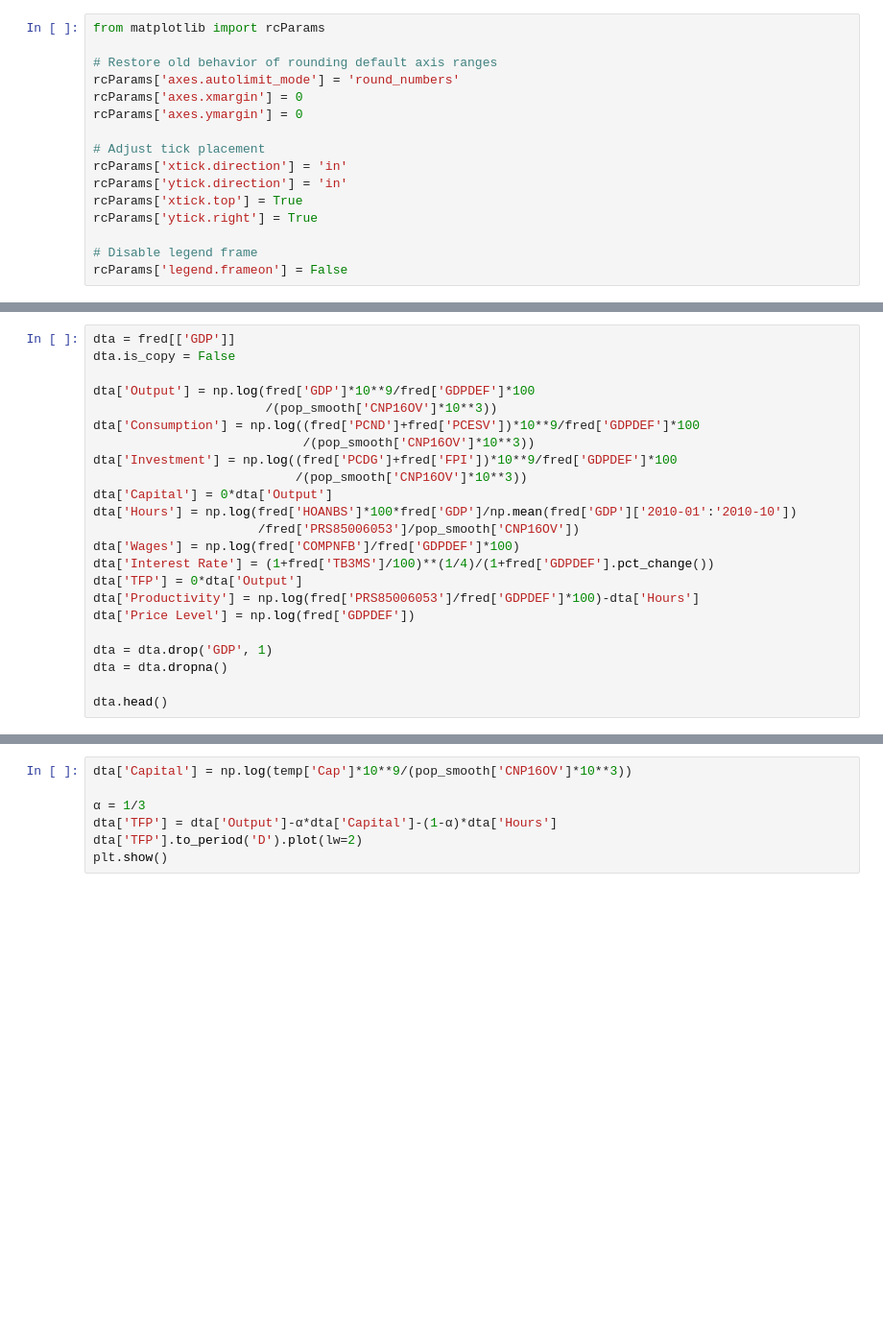
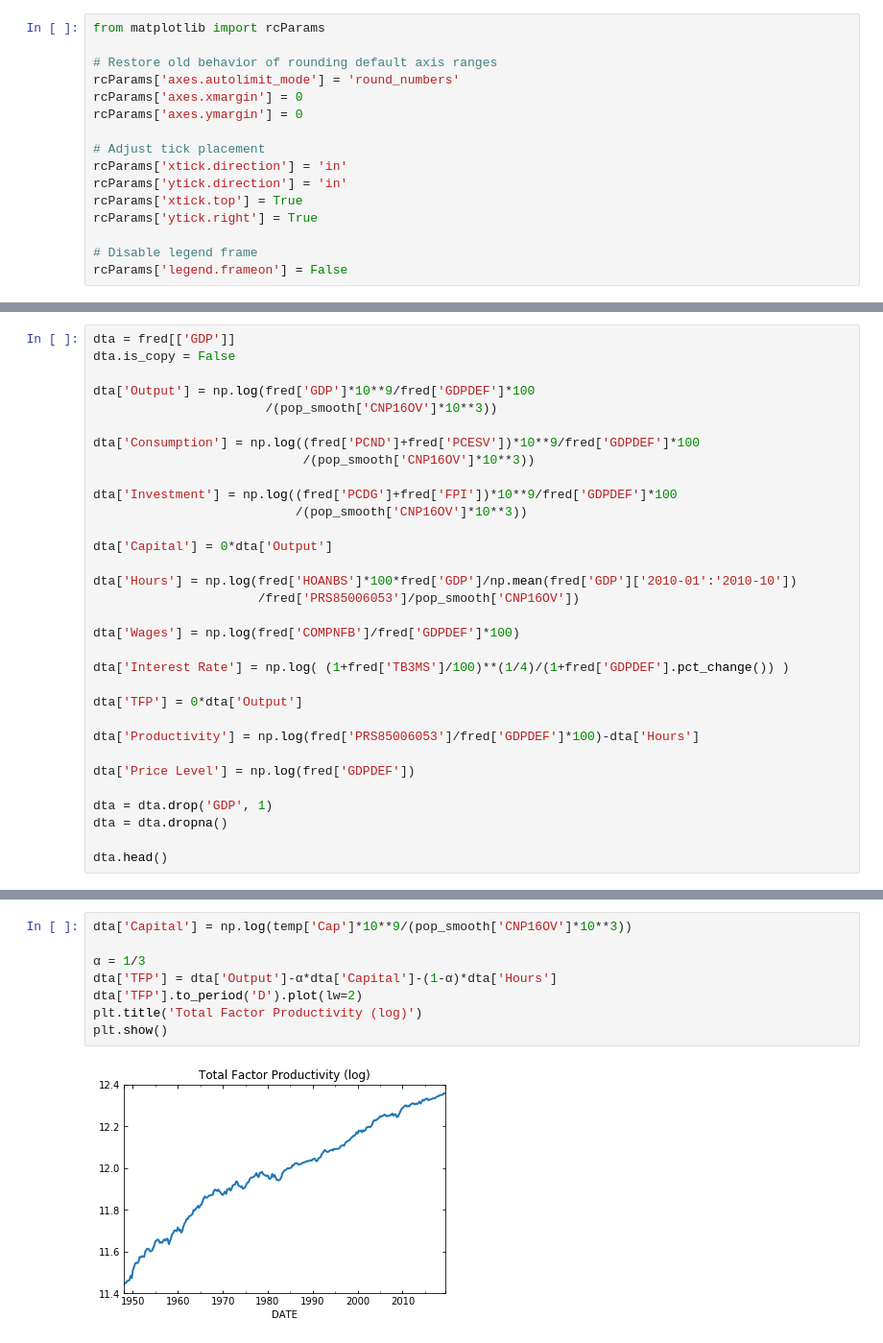
Before and after one commit to marcinbielecki/Applied_Macroeconomics, a Jupyter notebook: Class_10_BusinessCycles.ipynb, the cells around one changed output, grey strips where cells are left out. Shown: that part at 96% size. Drawn from its saved outputs; the diff is of its cells as text; blank space fills up the shorter version.

```diff
--- a/Class_10_BusinessCycles.ipynb
+++ b/Class_10_BusinessCycles.ipynb
@@ -77,17 +137,26 @@ dta.is_copy = False
 
 dta['Output'] = np.log(fred['GDP']*10**9/fred['GDPDEF']*100
                        /(pop_smooth['CNP16OV']*10**3))
+
 dta['Consumption'] = np.log((fred['PCND']+fred['PCESV'])*10**9/fred['GDPDEF']*100
                             /(pop_smooth['CNP16OV']*10**3))
+
 dta['Investment'] = np.log((fred['PCDG']+fred['FPI'])*10**9/fred['GDPDEF']*100
                            /(pop_smooth['CNP16OV']*10**3))
+
 dta['Capital'] = 0*dta['Output']
+
 dta['Hours'] = np.log(fred['HOANBS']*100*fred['GDP']/np.mean(fred['GDP']['2010-01':'2010-10'])
                       /fred['PRS85006053']/pop_smooth['CNP16OV'])
+
 dta['Wages'] = np.log(fred['COMPNFB']/fred['GDPDEF']*100)
-dta['Interest Rate'] = (1+fred['TB3MS']/100)**(1/4)/(1+fred['GDPDEF'].pct_change())
+
+dta['Interest Rate'] = np.log( (1+fred['TB3MS']/100)**(1/4)/(1+fred['GDPDEF'].pct_change()) )
+
 dta['TFP'] = 0*dta['Output']
+
 dta['Productivity'] = np.log(fred['PRS85006053']/fred['GDPDEF']*100)-dta['Hours']
+
 dta['Price Level'] = np.log(fred['GDPDEF'])
 
 dta = dta.drop('GDP', 1)
@@ -124,10 +231,13 @@ plt.show()
 # %%
 dta['Capital'] = np.log(temp['Cap']*10**9/(pop_smooth['CNP16OV']*10**3))
 
 α = 1/3
 dta['TFP'] = dta['Output']-α*dta['Capital']-(1-α)*dta['Hours']
 dta['TFP'].to_period('D').plot(lw=2)
+plt.title('Total Factor Productivity (log)')
 plt.show()
+# %% [output]
+[figure, added]
 # %%
 RGDP_pc = (fred['GDP']*10**9/fred['GDPDEF']*100/(pop_smooth['B230RC0Q173SBEA']*10**3)).dropna()
 
```
Also changed, not shown: parts of 42 cells of this notebook, 12 other files.
